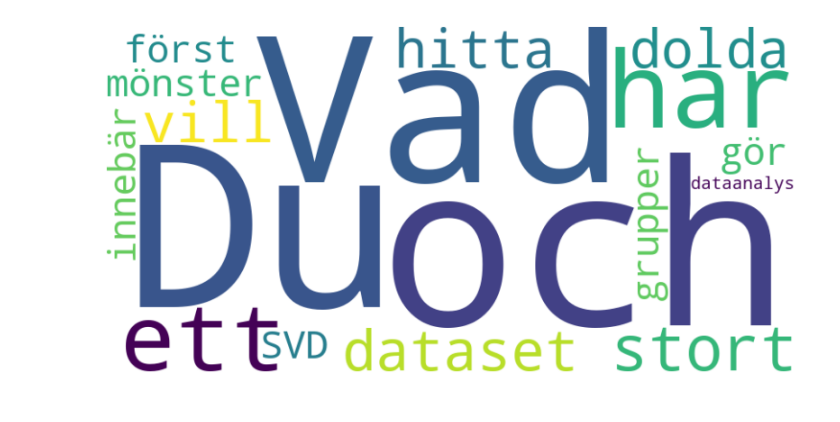
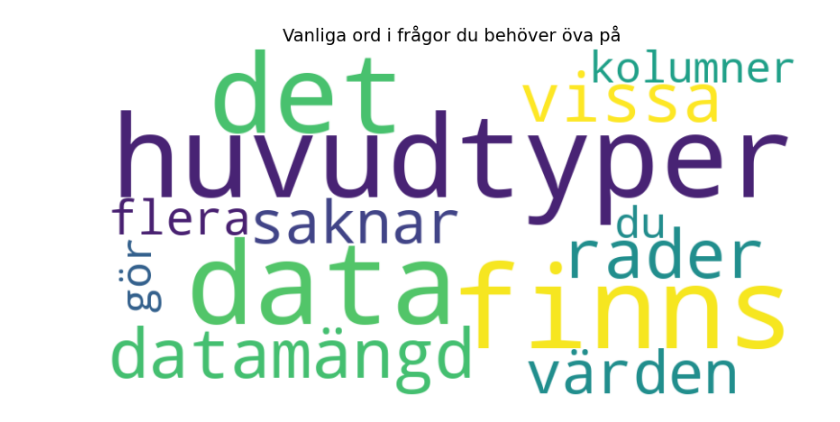
Before and after one commit to dangosailing/EDA_quiz, a Jupyter notebook: main.ipynb, the cells around one changed output. Cells and saved outputs as stored; diff of their text form; code cells hidden in the pictures.

Commit message:
Add nltk word filter, needs fine tuning

```diff
--- a/main.ipynb
+++ b/main.ipynb
@@ -95,11 +95,23 @@ Questions left: 43
 # %%
+import nltk
+from nltk.corpus import stopwords
+nltk.download('stopwords')
+
+swedish_stopwords = set(stopwords.words('swedish'))
+
 if not practice_more:
     print("No missed questions! No word cloud to generate.")
 else:
-    text = " ".join(item["question"] for item in practice_more)  # Extract 'question' from each dictionary
-    wordcloud = WordCloud(width=800, height=400, background_color="white").generate(text)
+    # Extract questions and filter out Swedish stopwords
+    raw_text = " ".join(item["question"] for item in practice_more)
+    filtered_text = " ".join(
+        word for word in raw_text.split() if word.lower() not in swedish_stopwords
+    )
+
+    wordcloud = WordCloud(width=800, height=400, background_color="white").generate(filtered_text)
     plt.figure(figsize=(10, 5))
     plt.imshow(wordcloud, interpolation="bilinear")
     plt.axis("off")
+    plt.title("Vanliga ord i frågor du behöver öva på", fontsize=14)
     plt.show()
 # %% [output]
@@ -106 +121 @@ else:
-[figure, old version]
+[figure, new version]
```
Also changed, not shown: parts of 2 cells of this notebook.
